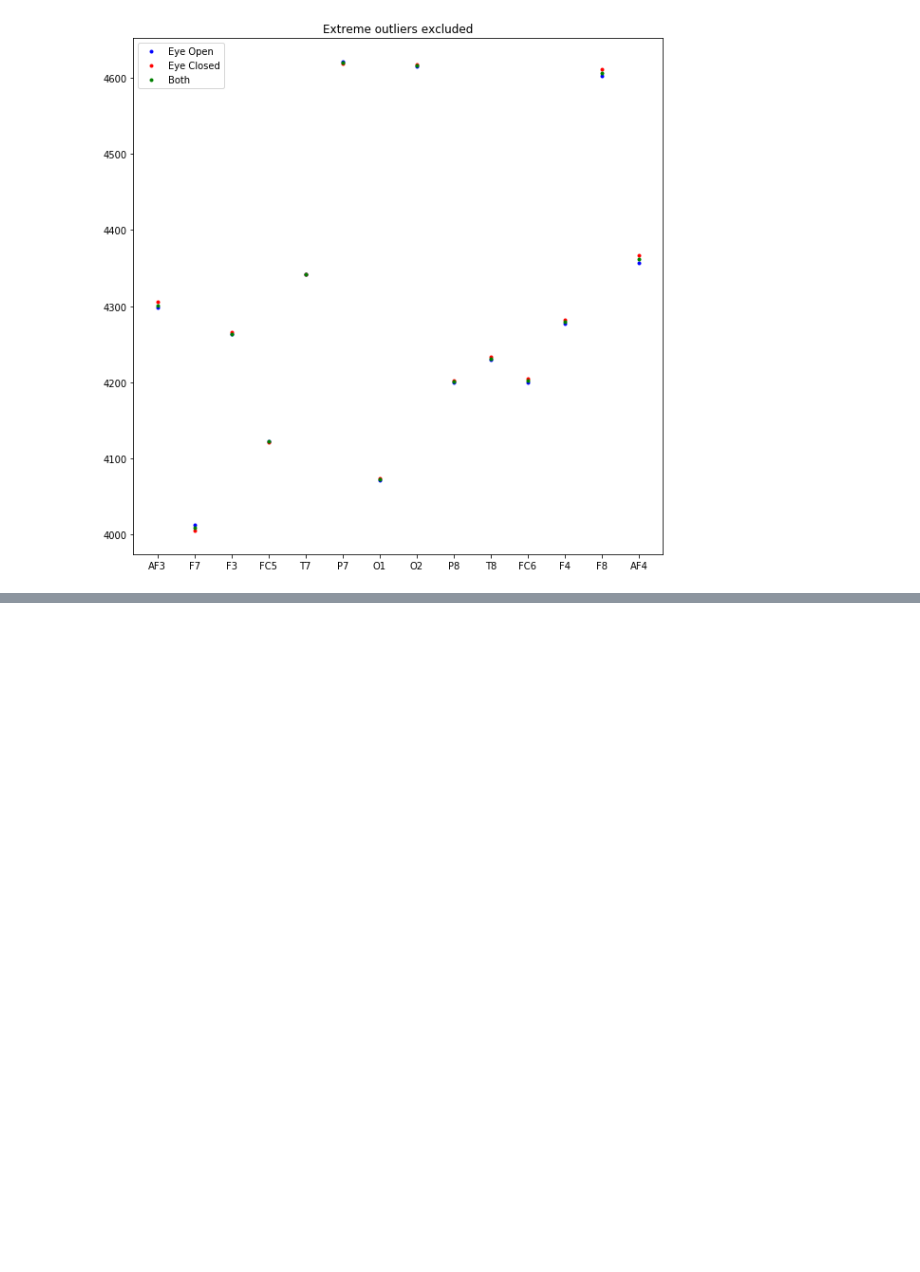
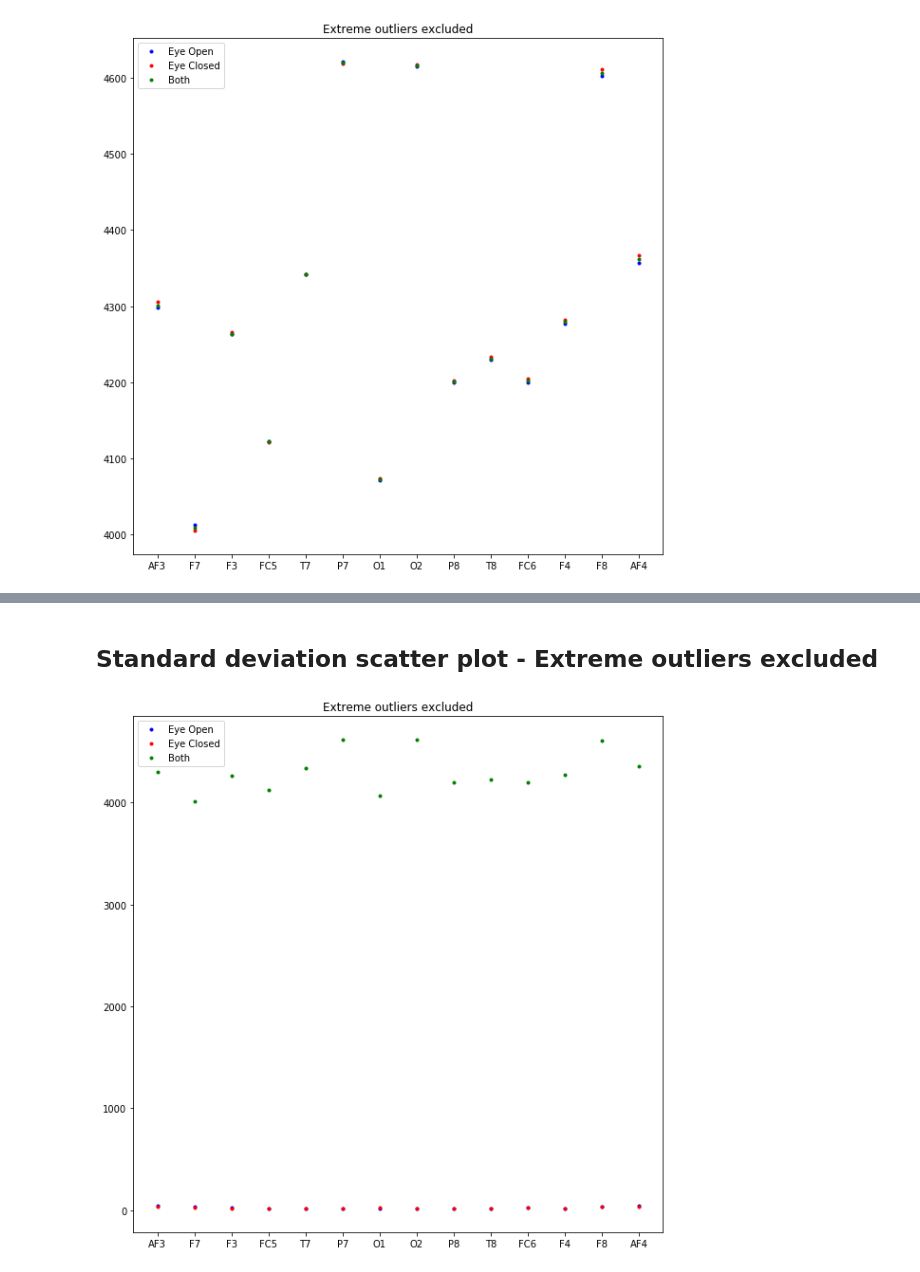
Before and after one commit to eldrad294/ICS5110_Practical_Assignment, a Jupyter notebook: src/Nicholas/EEGDataAnalysis/EEGDataAnalysis.ipynb, the cells around one changed output, grey strips where cells are left out. Saved outputs shown, nothing was run; the diff lists cells and outputs as text; code cells hidden in the pictures; blank space fills up the shorter version.

```diff
--- a/src/Nicholas/EEGDataAnalysis/EEGDataAnalysis.ipynb
+++ b/src/Nicholas/EEGDataAnalysis/EEGDataAnalysis.ipynb
@@ -173,7 +196,7 @@ outLierIndexes = set()
 upperLimit = 5000
 
 for x in range(featureCount + 1):
-    outLiers = np.where(eegData[:, x] > upperLimit)[0]
+    outLiers = np.where(eegDataRaw[:, x] > upperLimit)[0]
     if len(outLiers) > 0:
         for i in xrange(len(outLiers)):
             outLierIndexes.add(outLiers[i])
@@ -183,7 +206,7 @@ outLierIndexes.sort()
 print 'Extreme outliers\nTotal:   ', len(outLierIndexes), \
     '\nIndexes: ', outLierIndexes
 
-eegDataNoOutLiers = np.delete(eegData, outLierIndexes, 0)
+eegDataNoOutLiers = np.delete(eegDataRaw, outLierIndexes, 0)
 plotBoxPlots(eegDataNoOutLiers[:, 0:featureCount],
              eegHeader[0:featureCount],
              'Extreme outliers excluded')
@@ -206,0 +236,6 @@ plotMeans(eegDataNoOutLiers, featureCount, outputIndex, "Extreme outliers exclud
+# %% [markdown]
+## Standard deviation scatter plot - Extreme outliers excluded
+# %%
+plotStandardDeviation(eegDataNoOutLiers, featureCount, outputIndex, "Extreme outliers excluded")
+# %% [output]
+[figure, added]
```
Also changed, not shown: parts of 8 cells of this notebook.
